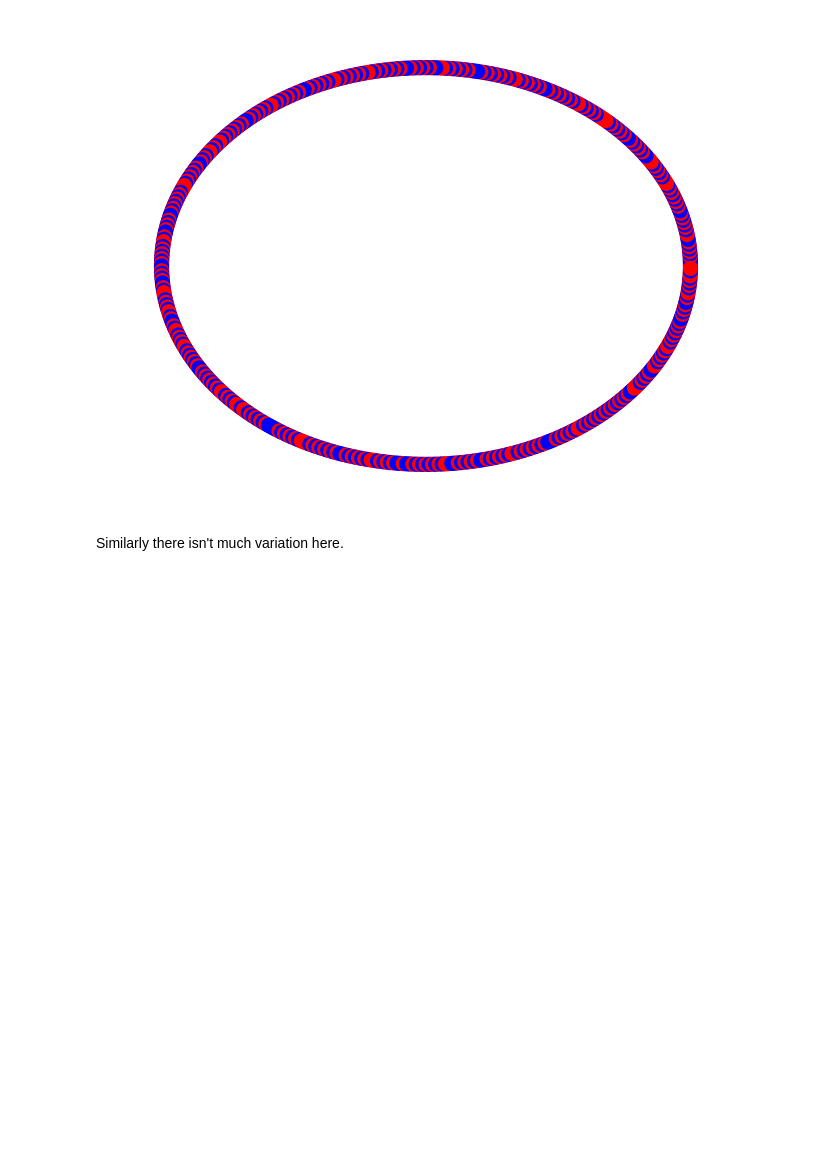
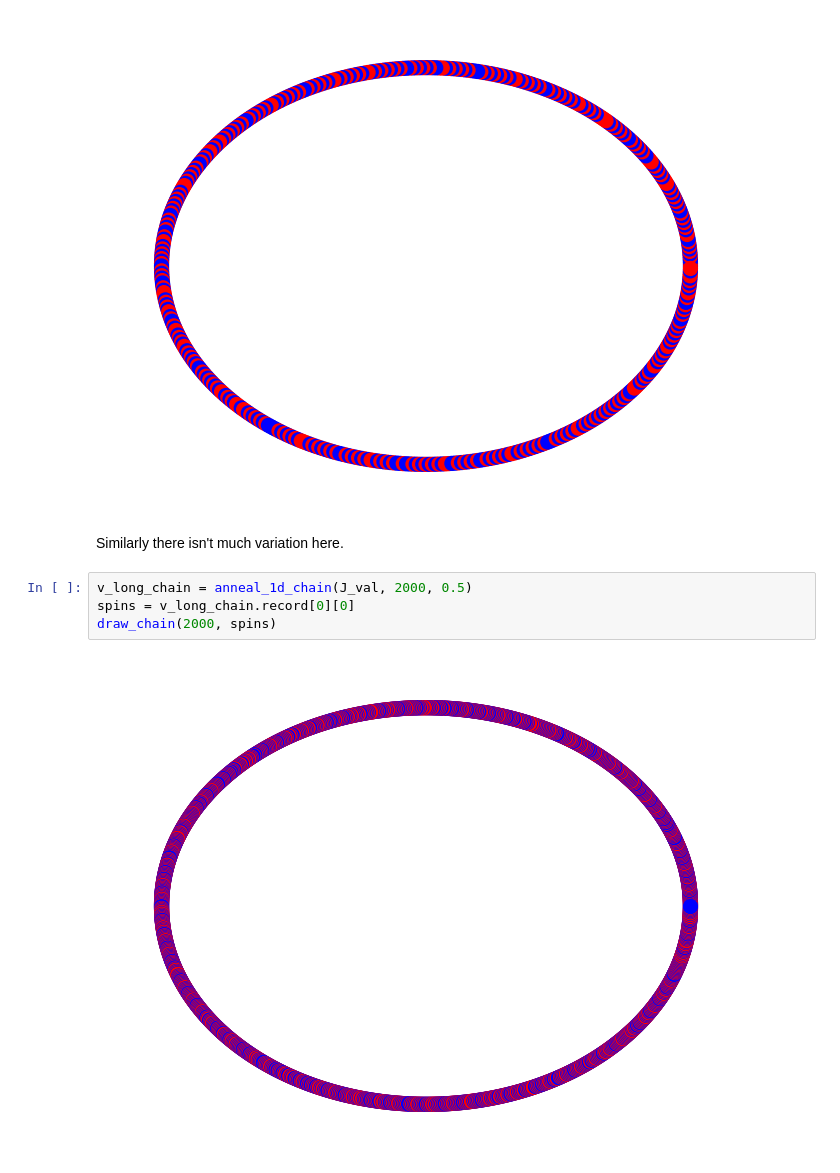
Before and after one commit to chroli/dwave_1d_ising, a Jupyter notebook: reproduce_qa.ipynb, the cells around one changed output. Cells and saved outputs as stored; diff of their text form; blank space fills up the shorter version.

```diff
--- a/reproduce_qa.ipynb
+++ b/reproduce_qa.ipynb
@@ -181,3 +181,9 @@ draw_chain(N, spins)
 [figure]
 # %% [markdown]
 Similarly there isn't much variation here.
+# %%
+v_long_chain = anneal_1d_chain(J_val, 2000, 0.5)
+spins = v_long_chain.record[0][0]
+draw_chain(2000, spins)
+# %% [output]
+[figure, added]
```
Also changed, not shown: parts of 2 cells of this notebook.
